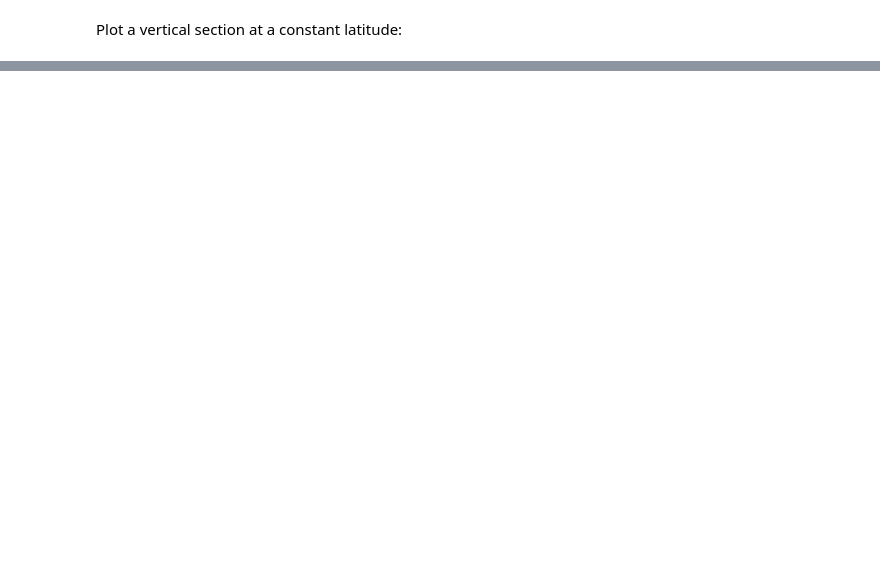
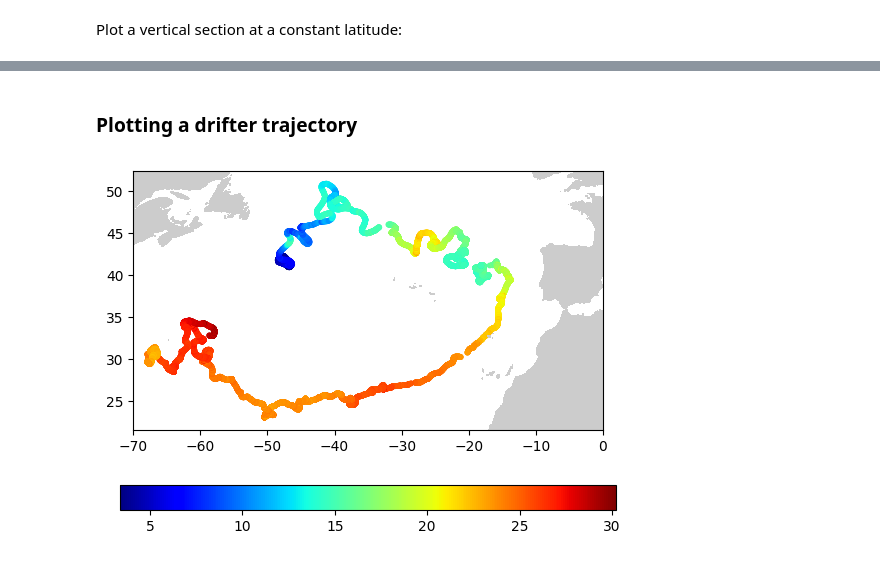
Before and after one commit to Alexander-Barth/getting-ocean-data, a Jupyter notebook: DataAccess-CMEMS.ipynb, the cells around one changed output, grey strips where cells are left out. Drawn from its saved outputs; the diff is of its cells as text; code cells hidden in the pictures; blank space fills up the shorter version.

```diff
--- a/DataAccess-CMEMS.ipynb
+++ b/DataAccess-CMEMS.ipynb
@@ -177,0 +183,12 @@ ErrorException: unexpected size in my.cmems-du.eu/Core/INSITU_NWS_TS_REP_OBSERVA
+# %%
+
+fname = "InSitu-Data/my.cmems-du.eu/Core/INSITU_NWS_TS_REP_OBSERVATIONS_013_043/history/drifter/GL_TS_DB_4700539.nc"
+ds = Dataset(fname);
+lon = ds["LONGITUDE"][:];
+lat = ds["LATITUDE"][:];
+T = ds["TEMP"][:];
+obstime = ds["TIME"][:];
+close(ds)
+sel = .!ismissing.(T[1,:]);
+@show sum(sel)
+@show extrema(obstime[sel])
@@ -177,0 +199,11 @@ ErrorException: unexpected size in my.cmems-du.eu/Core/INSITU_NWS_TS_REP_OBSERVA
+# %% [markdown]
+### Plotting a drifter trajectory
+# %%
+using OceanPlot
+scatter(lon[sel],lat[sel],10,T[sel],cmap="jet")
+colorbar(orientation = "horizontal")
+xlim(-70,0)
+OceanPlot.plotmap()
+gca().set_aspect(1/cos(pi*mean(ylim()) / 180))
+# %% [output]
+[figure, added]
```
Also changed, not shown: parts of 23 cells of this notebook.
